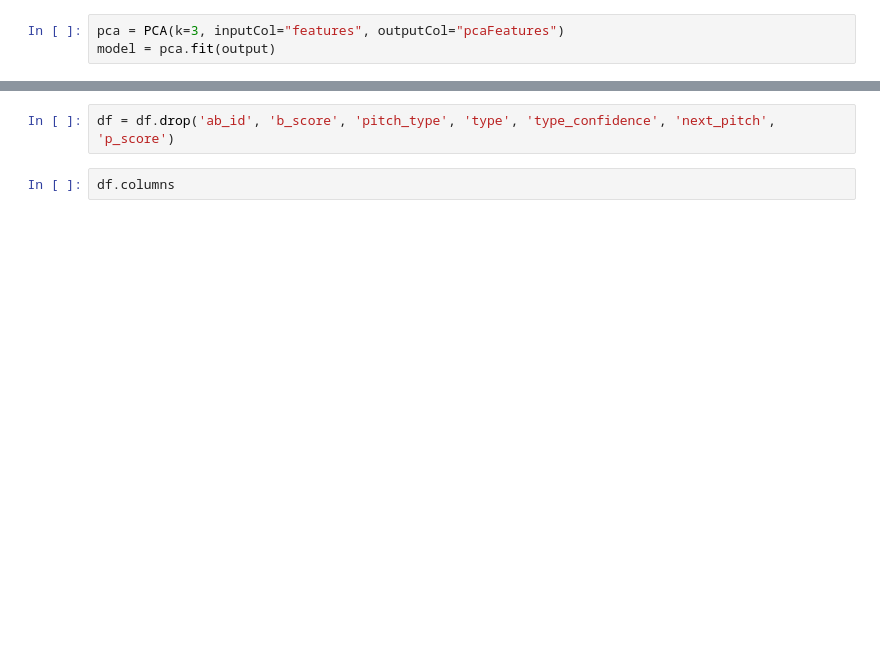
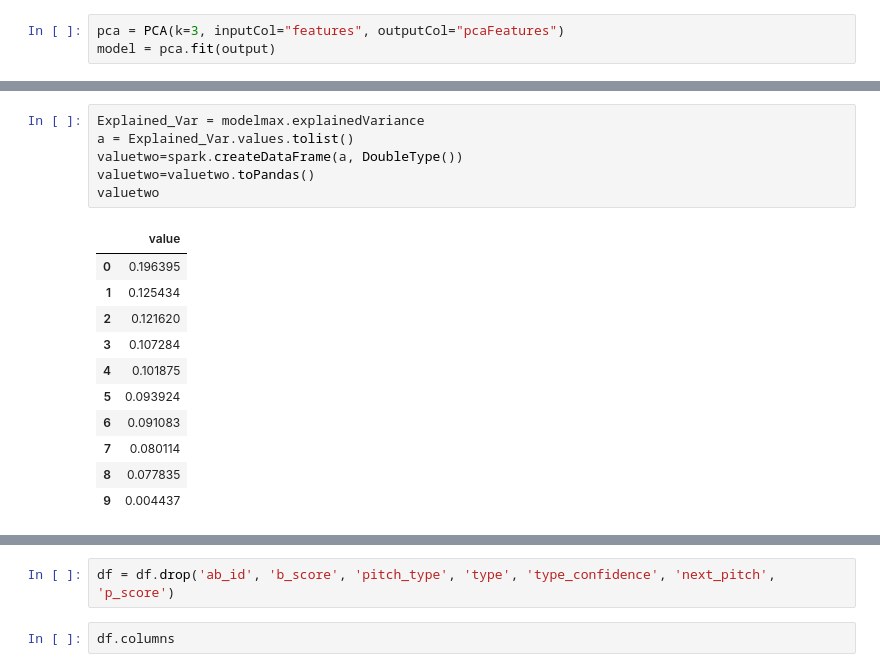
Before and after one commit to Acasteo/MLB-pitch, a Jupyter notebook: MLB_pitchData.ipynb, the cells around one changed output, grey strips where cells are left out. Saved outputs shown, nothing was run; the diff lists cells and outputs as text; blank space fills up the shorter version.

```diff
--- a/MLB_pitchData.ipynb
+++ b/MLB_pitchData.ipynb
@@ -490,0 +564,18 @@ df.columns
+# %%
+Explained_Var = modelmax.explainedVariance
+a = Explained_Var.values.tolist()
+valuetwo=spark.createDataFrame(a, DoubleType())
+valuetwo=valuetwo.toPandas()
+valuetwo
+# %% [output]
+|  | value |
+| 0 | 0.196395 |
+| 1 | 0.125434 |
+| 2 | 0.121620 |
+| 3 | 0.107284 |
+| 4 | 0.101875 |
+| 5 | 0.093924 |
+| 6 | 0.091083 |
+| 7 | 0.080114 |
+| 8 | 0.077835 |
+| 9 | 0.004437 |
```
Also changed, not shown: parts of 19 cells of this notebook.
